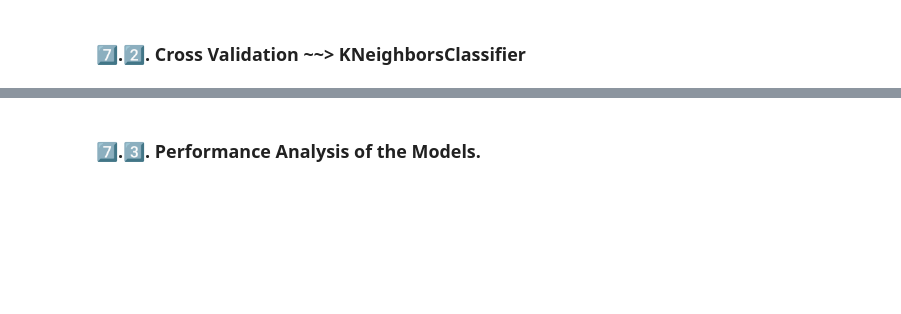
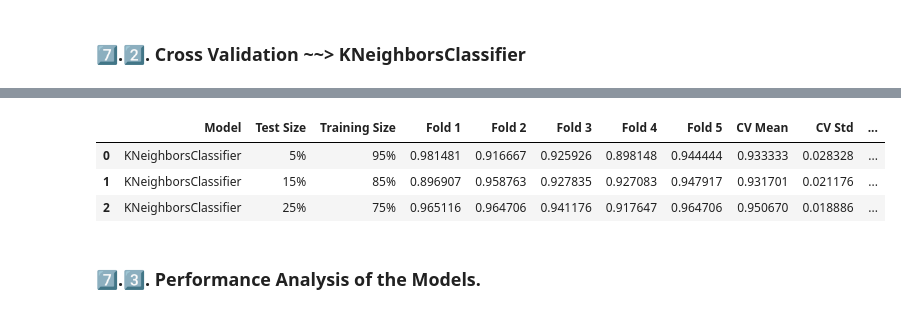
Before and after one commit to CCT-Dublin/CCT_ML_CA_01_50S, a Jupyter notebook: notebooks/CCT_ML_CA_01_50S_2026438.ipynb, the cells around one changed output, grey strips where cells are left out. Cells and saved outputs as stored; diff of their text form; code cells hidden in the pictures; blank space fills up the shorter version.

```diff
--- a/notebooks/CCT_ML_CA_01_50S_2026438.ipynb
+++ b/notebooks/CCT_ML_CA_01_50S_2026438.ipynb
@@ -929,3 +934,10 @@ df_knn_results = pd.DataFrame(knn_results)
+# %%
+df_knn_results
+# %% [output]
+|  | Model | Test Size | Training Size | Fold 1 | Fold 2 | Fold 3 | Fold 4 | Fold 5 | CV Mean | CV Std | ... |
+| 0 | KNeighborsClassifier | 5% | 95% | 0.981481 | 0.916667 | 0.925926 | 0.898148 | 0.944444 | 0.933333 | 0.028328 | ... |
+| 1 | KNeighborsClassifier | 15% | 85% | 0.896907 | 0.958763 | 0.927835 | 0.927083 | 0.947917 | 0.931701 | 0.021176 | ... |
+| 2 | KNeighborsClassifier | 25% | 75% | 0.965116 | 0.964706 | 0.941176 | 0.917647 | 0.964706 | 0.950670 | 0.018886 | ... |
 # %% [markdown]
 ### 7️⃣.3️⃣. Performance Analysis of the Models.
 # %% [markdown]
```
Also changed, not shown: parts of 37 cells of this notebook, 2 other files.
